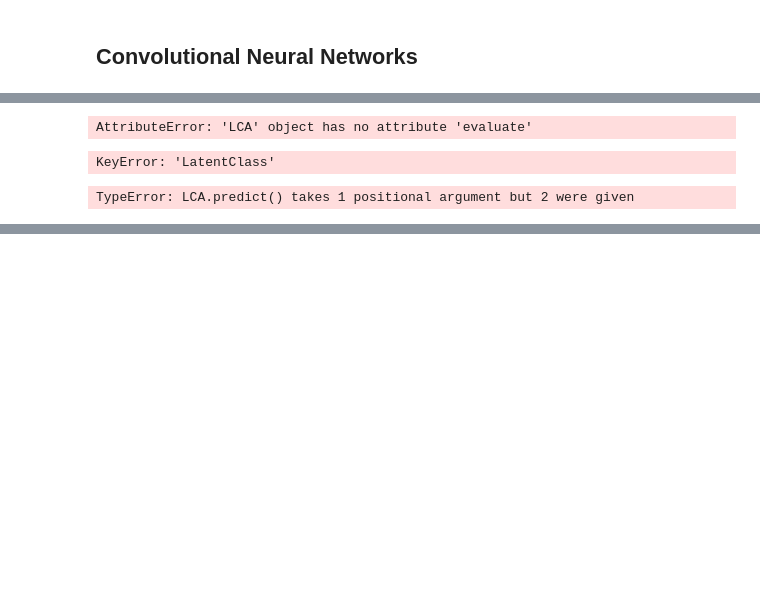
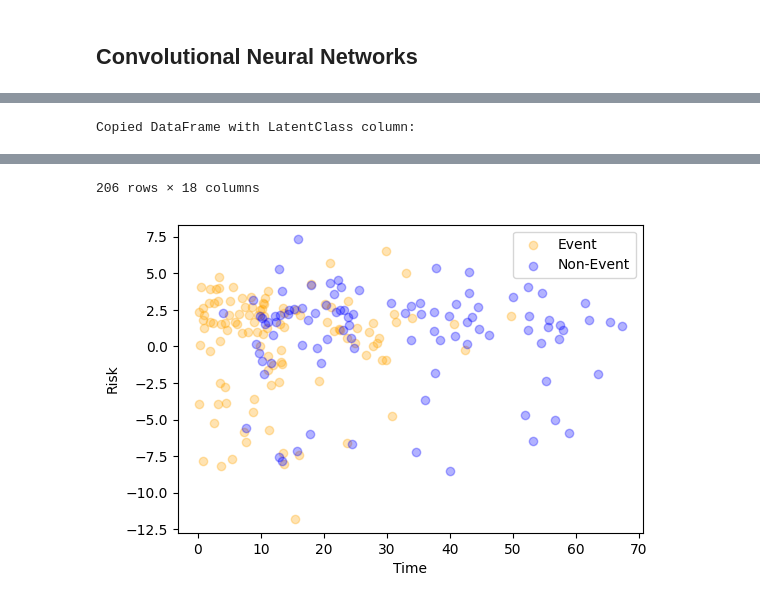
Before and after one commit to Kcole3/datasci_223, a Jupyter notebook: exercises/final_project.ipynb, the cells around one changed output, grey strips where cells are left out. Cells and saved outputs as stored; diff of their text form; code cells hidden in the pictures; blank space fills up the shorter version.

```diff
--- a/exercises/final_project.ipynb
+++ b/exercises/final_project.ipynb
@@ -2042,3 +2018,0 @@ def predict_with_lca(model, df):
-# %%
-train_df = train_df[columns_to_select]
-cancer_lca10_arch = lca(train_df, 'vital_status', 'OS', 10, cancer_architecture)
@@ -2372,4 +2328,0 @@ class LCA:
-# %%
-cancer_lca10_arch.evaluate(test_df)
-# %% [output]
-AttributeError: 'LCA' object has no attribute 'evaluate'
@@ -2406,20 +2329,40 @@ predictions_test = cancer_lca10_arch.predict(test_df)
-# %%
-predict(cancer_lca10_arch, test_df)
-# %% [output]
-KeyError: 'LatentClass'
-# %%
-class LCA:
-    def predict(self, test_df):
-        predictions = []
-        for _, x in test_df.iterrows():
-            latent_class = x['LatentClass']
-            model = self.models[int(latent_class)]
-            x = x.drop('LatentClass').drop(self.event).drop(self.time)
-            x = torch.tensor(x.to_numpy(), dtype=torch.float32)
-            with torch.no_grad():
-                risk = model.forward(x)
-            predictions.append(risk.item())  # Assuming risk is a single value (float)
-        return predictions
-predictions_test = cancer_lca10_arch.predict(test_df)
-# %% [output]
-TypeError: LCA.predict() takes 1 positional argument but 2 were given
+# %%
+#THIS CODE WORKS
+
+def predict_with_lca(model, df):
+    """Function to predict using a trained LCA model on a new dataset.
+
+    Args:
+        model (LCA): Trained LCA model.
+        df (pandas.DataFrame): New dataset for prediction.
+
+    Returns:
+        pandas.Series: Predictions for the new dataset.
+    """
+    # Assuming the new dataset doesn't have LatentClass column
+    df_copy = df.copy()
+    df_copy['LatentClass'] = 0
+    df_copy['LatentClass'] = model.gmm.predict(df_copy)
+
+     # Print the copied DataFrame
+    print("Copied DataFrame with LatentClass column:")
+    display(df_copy)
+
+    model.df = df_copy
+
+    # Predict using the existing predict method of LCA class
+    score = model.predict()
+
+    print("Total Loss: {0} \nScore: {1}".format(loss, score))
+
+    return model
+
+# Example usage:
+# Assuming cancer_lca1 is your
+# predictions = predict_with_lca(model=cancer_lca1, df=test_df)
+# predictions = predict_with_lca(model=cancer_lca10_arch, df=test_df, architecture=cancer_architecture)
+# %%
+#This code works and should be moved
+predictions = predict_with_lca(model=cancer_lca10_arch, df=test_df2)
+# %% [output]
+Copied DataFrame with LatentClass column:
@@ -2425,0 +2381,2 @@ TypeError: LCA.predict() takes 1 positional argument but 2 were given
+206 rows × 18 columns
+[figure, added]
```
Also changed, not shown: parts of 19 cells of this notebook, 1 other file.
